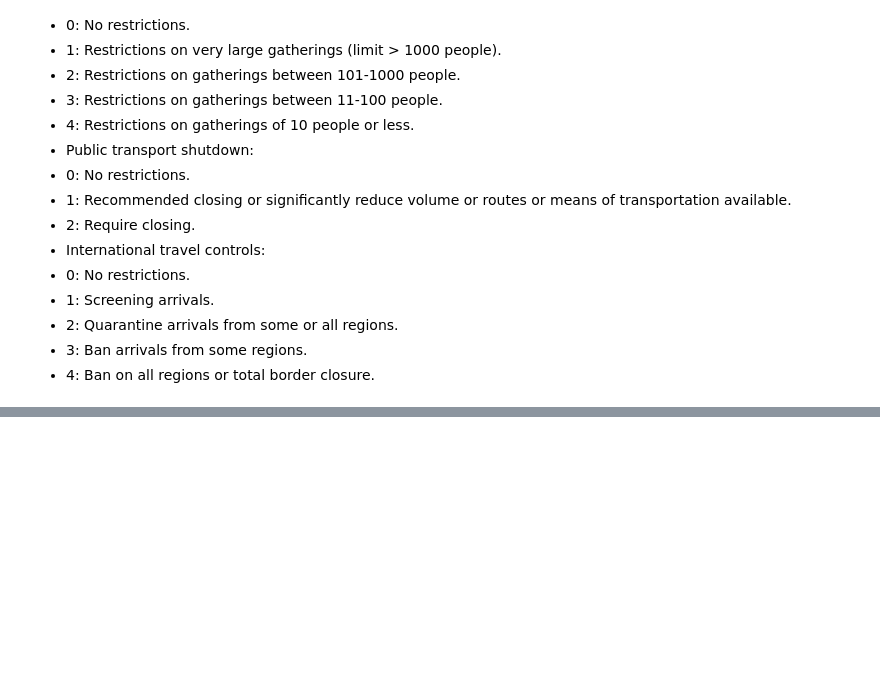
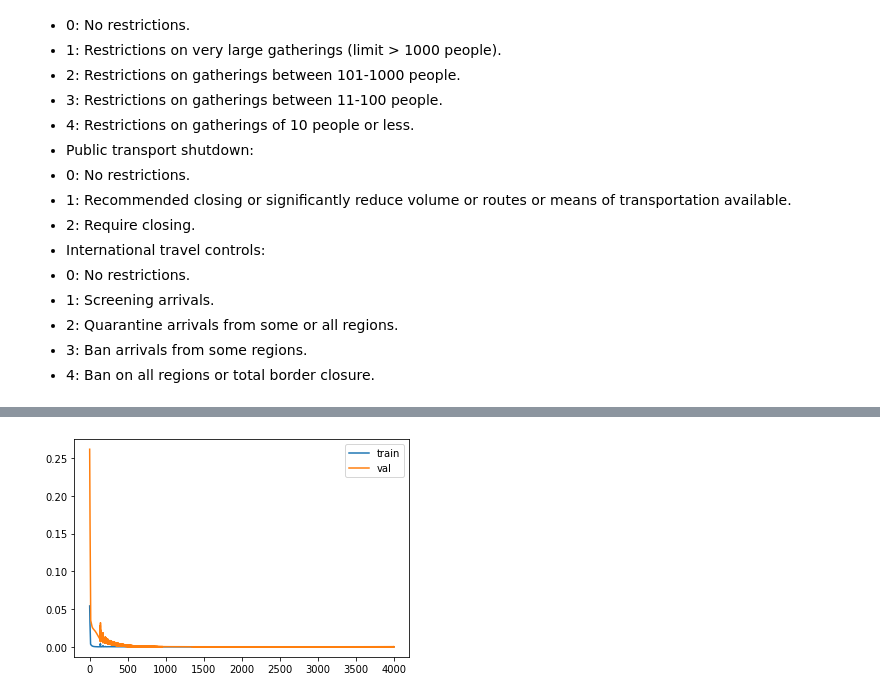
Before and after one commit to xinyi-tony-liu/covid19_prediction, a Jupyter notebook: src/cs451_covid_prediction_bilstm.ipynb, the cells around one changed output, grey strips where cells are left out. Drawn from its saved outputs; the diff is of its cells as text; code cells hidden in the pictures; blank space fills up the shorter version.

```diff
--- a/src/cs451_covid_prediction_bilstm.ipynb
+++ b/src/cs451_covid_prediction_bilstm.ipynb
@@ -305,0 +502,5 @@ canada_df
+# %%
+batch_size=32
+train_loader = DataLoader(CovidDataset(train_x, train_y), shuffle=False, batch_size=batch_size)
+test_loader = DataLoader(CovidDataset(test_x, test_y), shuffle=False, batch_size=batch_size)
+val_loader = DataLoader(CovidDataset(val_x, val_y), shuffle=False, batch_size=batch_size)
@@ -501,0 +734,11 @@ KeyboardInterrupt: ignored
+# %%
+def test_loss(model):
+    loss = 0.
+    steps = 0
+    criterion = nn.MSELoss()
+    with torch.no_grad():
+        for data, target in test_loader:
+            prediction = model(data)
+            loss += criterion(prediction.squeeze(), target.squeeze()).item()
+            steps += 1
+    return loss / steps
@@ -501,0 +762,29 @@ KeyboardInterrupt: ignored
+# %%
+from matplotlib import pyplot as plt
+best_num_layers = 2
+best_lr = 1e-4
+best_hidden_size = 128
+
+best_model = BiLSTM(
+    input_size,
+    best_hidden_size,
+    best_num_layers,
+    look_back,
+    device=device,
+    verbose=True,
+    batch_size=batch_size
+).to(device)
+
+criterion = nn.MSELoss()
+opt = optim.Adam(best_model.parameters(), lr=best_lr)
+
+train_losses, val_losses, best_trained_model = best_model.train(opt, criterion, train_loader, test_loader, epochs=4000)
+
+plt.plot(train_losses, label='train')
+plt.plot(val_losses, label='val')
+plt.legend()
+plt.show()
+
+test_l = test_loss(best_trained_model)
+print("Best trial test set loss: {}".format(test_l))
+# %% [output]
@@ -501,0 +808 @@ KeyboardInterrupt: ignored
+[figure, added]
```
Also changed, not shown: parts of 24 cells of this notebook.
